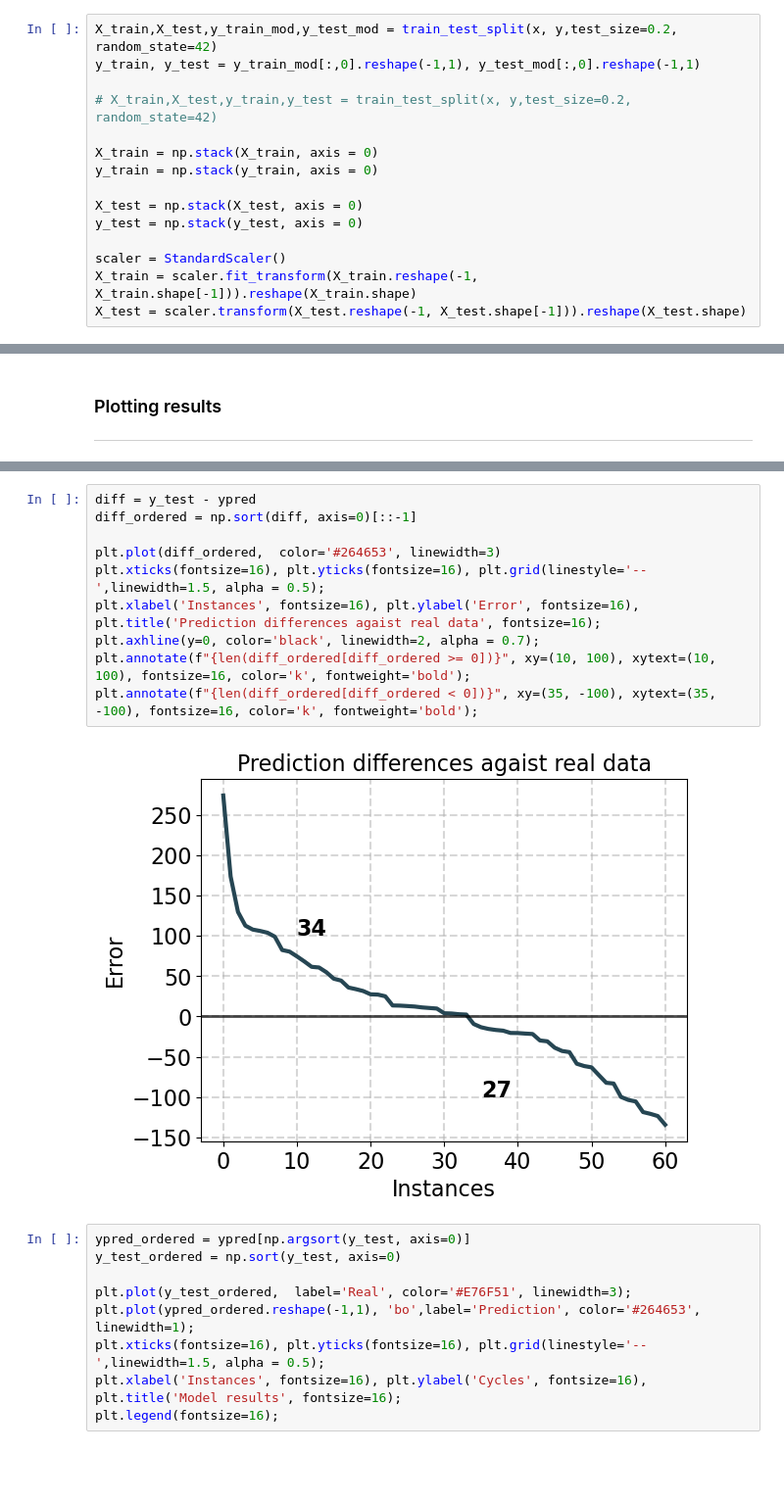
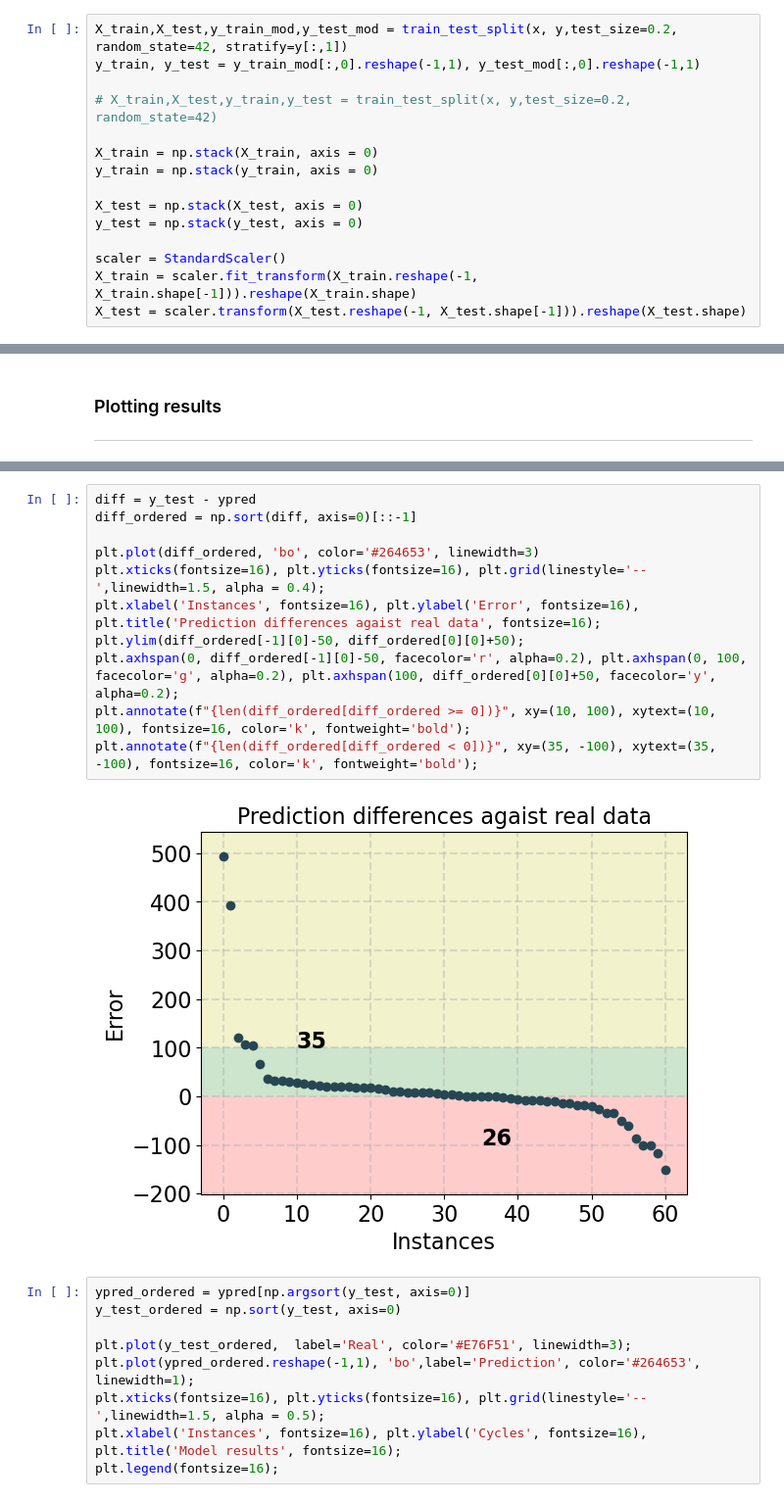
Before and after one commit to ikumpli/LSTM-GANS-RUL-Prediction-for-Lithium-ion-Bateries, a Jupyter notebook: code/02_02_rrnn.ipynb, the cells around one changed output, grey strips where cells are left out. Shown at 98% size. Drawn from its saved outputs; the diff is of its cells as text; blank space fills up the shorter version.

```diff
--- a/code/02_02_rrnn.ipynb
+++ b/code/02_02_rrnn.ipynb
@@ -82,7 +89,7 @@ x.shape, y.shape
 # %% [markdown]
 We split the data into train and test sets, and then we scale the data.
 # %%
-X_train,X_test,y_train_mod,y_test_mod = train_test_split(x, y,test_size=0.2, random_state=42)
+X_train,X_test,y_train_mod,y_test_mod = train_test_split(x, y,test_size=0.2, random_state=42, stratify=y[:,1])
 y_train, y_test = y_train_mod[:,0].reshape(-1,1), y_test_mod[:,0].reshape(-1,1)
 
 # X_train,X_test,y_train,y_test = train_test_split(x, y,test_size=0.2, random_state=42)
@@ -292,15 +317,16 @@ plt.axhspan(70, 50, facecolor='r', alpha=0.2), plt.axhspan(80, 70, facecolor='y'
 # %%
 diff = y_test - ypred
 diff_ordered = np.sort(diff, axis=0)[::-1]
 
-plt.plot(diff_ordered,  color='#264653', linewidth=3)
-plt.xticks(fontsize=16), plt.yticks(fontsize=16), plt.grid(linestyle='--',linewidth=1.5, alpha = 0.5);
+plt.plot(diff_ordered, 'bo', color='#264653', linewidth=3)
+plt.xticks(fontsize=16), plt.yticks(fontsize=16), plt.grid(linestyle='--',linewidth=1.5, alpha = 0.4);
 plt.xlabel('Instances', fontsize=16), plt.ylabel('Error', fontsize=16), plt.title('Prediction differences agaist real data', fontsize=16);
-plt.axhline(y=0, color='black', linewidth=2, alpha = 0.7);
+plt.ylim(diff_ordered[-1][0]-50, diff_ordered[0][0]+50);
+plt.axhspan(0, diff_ordered[-1][0]-50, facecolor='r', alpha=0.2), plt.axhspan(0, 100, facecolor='g', alpha=0.2), plt.axhspan(100, diff_ordered[0][0]+50, facecolor='y', alpha=0.2);
 plt.annotate(f"{len(diff_ordered[diff_ordered >= 0])}", xy=(10, 100), xytext=(10, 100), fontsize=16, color='k', fontweight='bold');
 plt.annotate(f"{len(diff_ordered[diff_ordered < 0])}", xy=(35, -100), xytext=(35, -100), fontsize=16, color='k', fontweight='bold');
 # %% [output]
-[figure, old version]
+[figure, new version]
 # %%
 ypred_ordered = ypred[np.argsort(y_test, axis=0)]
 y_test_ordered = np.sort(y_test, axis=0)
```
Also changed, not shown: parts of 4 cells of this notebook.
